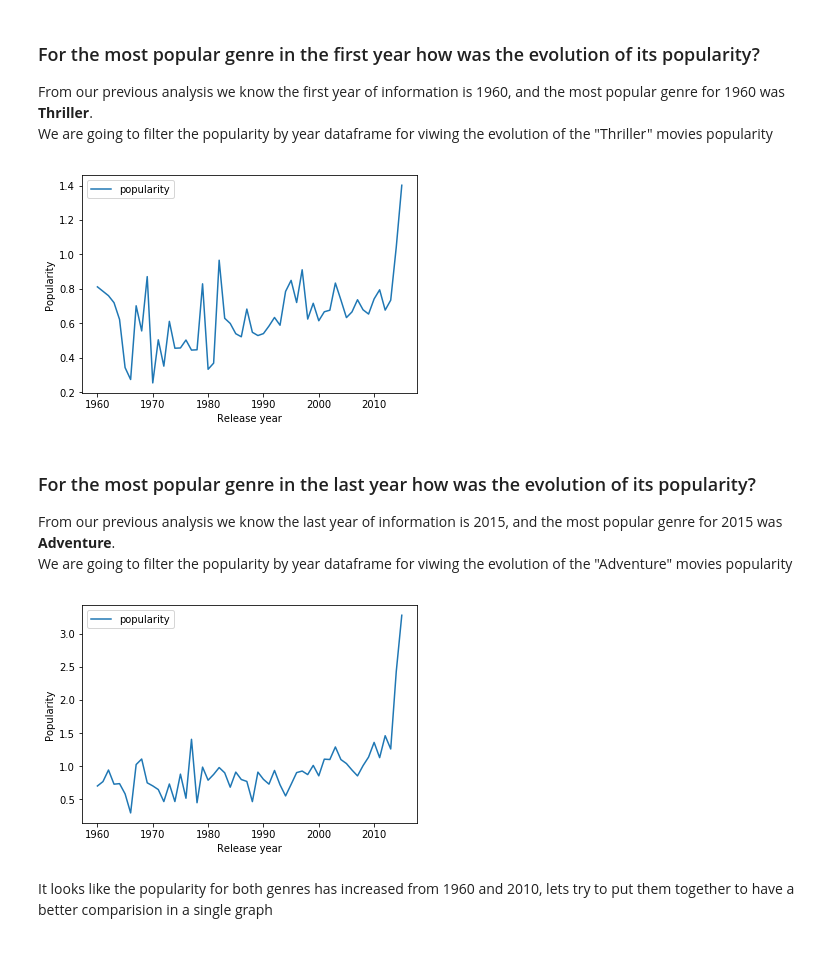
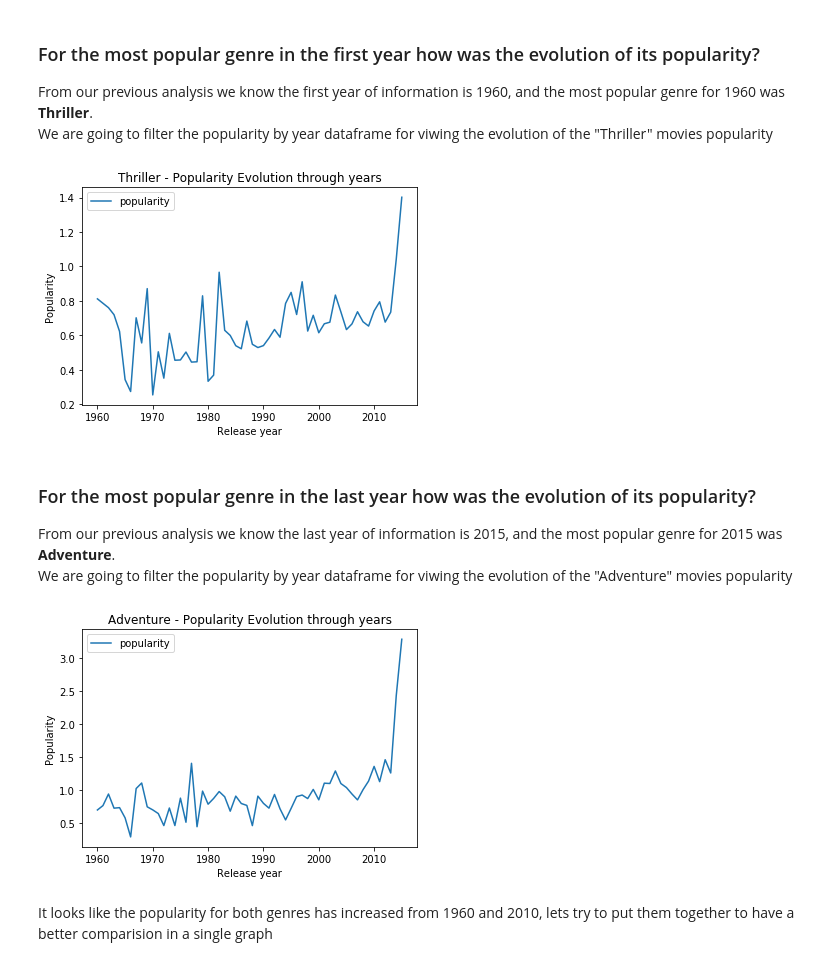
Before and after one commit to gabrielmarcos2001/data-analysis-tmdb, a Jupyter notebook: Investigate_a_Dataset.ipynb, the cells around one changed output. Drawn from its saved outputs; the diff is of its cells as text; code cells hidden in the pictures.

```diff
--- a/Investigate_a_Dataset.ipynb
+++ b/Investigate_a_Dataset.ipynb
@@ -683,12 +683,12 @@ We are going to filter the popularity by year dataframe for viwing the evolution
 # %%
 # We are using our datarame that host the mean popularity by genre by year,
 # and filter for those with the genre = Thriller
 df_thriller = df_pop_by_year.loc[df_pop_by_year['genres'] == 'Thriller']
-df_thriller.plot(x="release_year",y='popularity');
+df_thriller.plot(x="release_year",y='popularity', title='Thriller - Popularity Evolution through years');
 plt.xlabel('Release year')
 plt.ylabel('Popularity');
 # %% [output]
-[figure, old version]
+[figure, new version]
 # %% [markdown]
 ### For the most popular genre in the last year how was the evolution of its popularity?
 
@@ -699,11 +699,11 @@ We are going to filter the popularity by year dataframe for viwing the evolution
 # and filter for those with the genre = Adventure
 
 df_adventure = df_pop_by_year.loc[df_pop_by_year['genres'] == 'Adventure']
-df_adventure.plot(x="release_year",y='popularity');
+df_adventure.plot(x="release_year",y='popularity', title='Adventure - Popularity Evolution through years');
 plt.xlabel('Release year')
 plt.ylabel('Popularity');
 # %% [output]
-[figure, old version]
+[figure, new version]
 # %% [markdown]
 It looks like the popularity for both genres has increased from 1960 and 2010, lets try to put them together to have a better comparision in a single graph
 # %%
```
Also changed, not shown: parts of 12 cells of this notebook, 1 other file.
